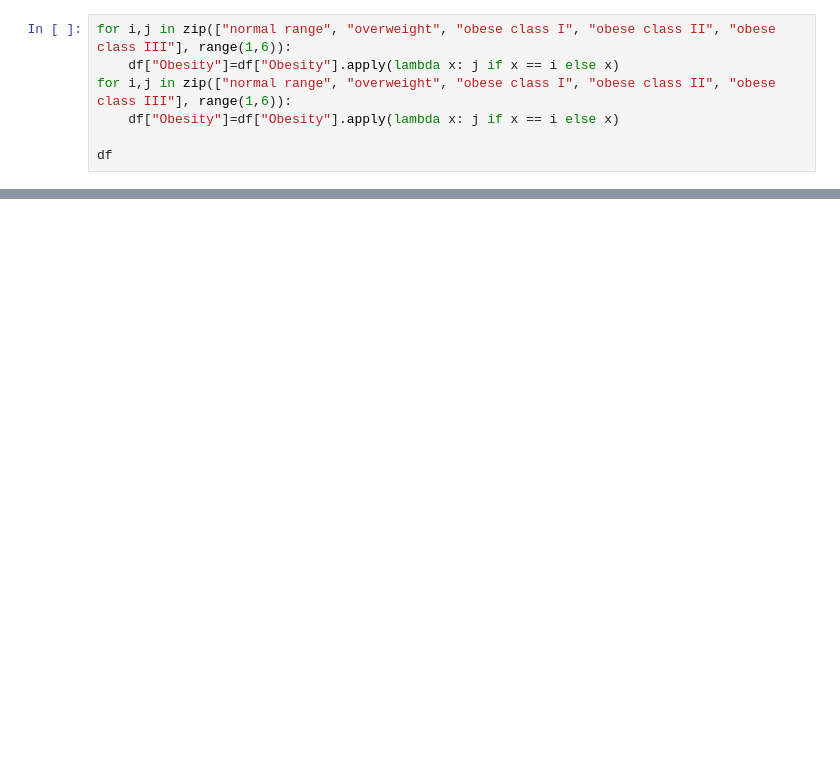
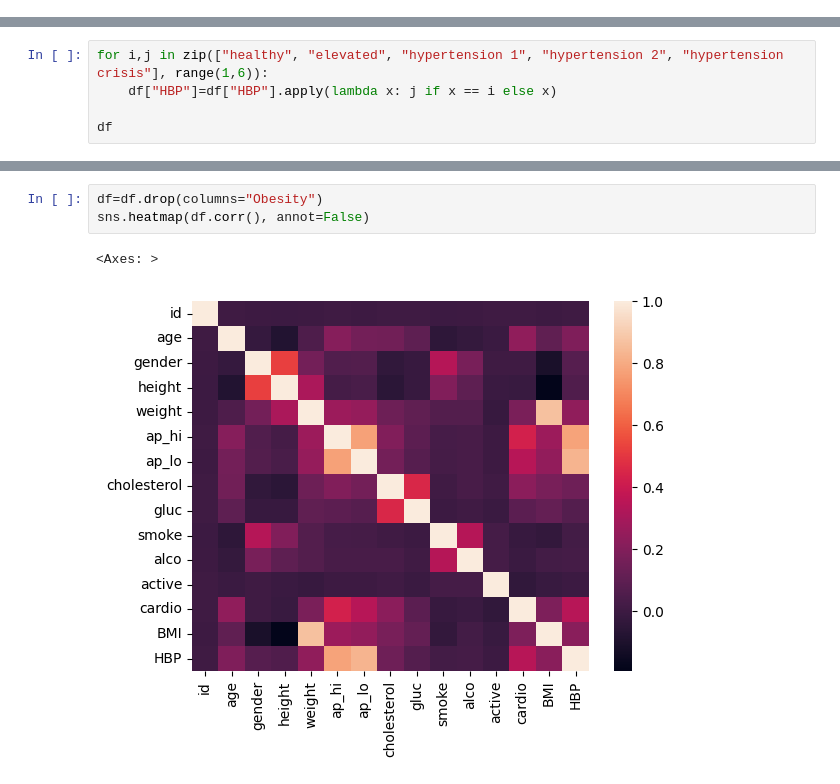
Before and after one commit to bearwinterfirth/medical, a Jupyter notebook: disease_prediction_4.ipynb, the cells around one changed output, grey strips where cells are left out. Drawn from its saved outputs; the diff is of its cells as text; blank space fills up the shorter version.

Commit message:
heatmap

```diff
--- a/disease_prediction_4.ipynb
+++ b/disease_prediction_4.ipynb
@@ -33,7 +32,0 @@ sns.barplot(df, x="cardio", hue="cholesterol", ax=ax[1,1])
-# %%
-for i,j in zip(["normal range", "overweight", "obese class I", "obese class II", "obese class III"], range(1,6)):
-    df["Obesity"]=df["Obesity"].apply(lambda x: j if x == i else x)
-for i,j in zip(["normal range", "overweight", "obese class I", "obese class II", "obese class III"], range(1,6)):
-    df["Obesity"]=df["Obesity"].apply(lambda x: j if x == i else x)
-
-df
@@ -53,0 +33,5 @@ df
+# %%
+for i,j in zip(["healthy", "elevated", "hypertension 1", "hypertension 2", "hypertension crisis"], range(1,6)):
+    df["HBP"]=df["HBP"].apply(lambda x: j if x == i else x)
+
+df
@@ -53,0 +52,6 @@ df
+# %%
+df=df.drop(columns="Obesity")
+sns.heatmap(df.corr(), annot=False)
+# %% [output]
+<Axes: >
+[figure, added]
```
Also changed, not shown: parts of 4 cells of this notebook, 1 other file.
